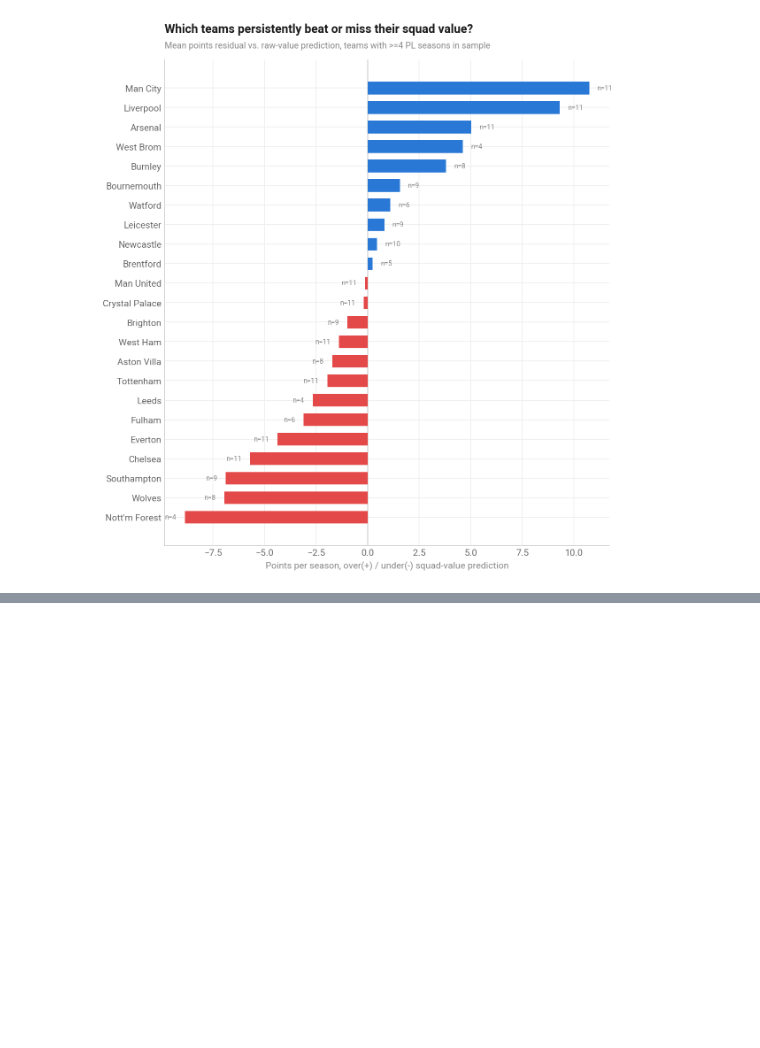
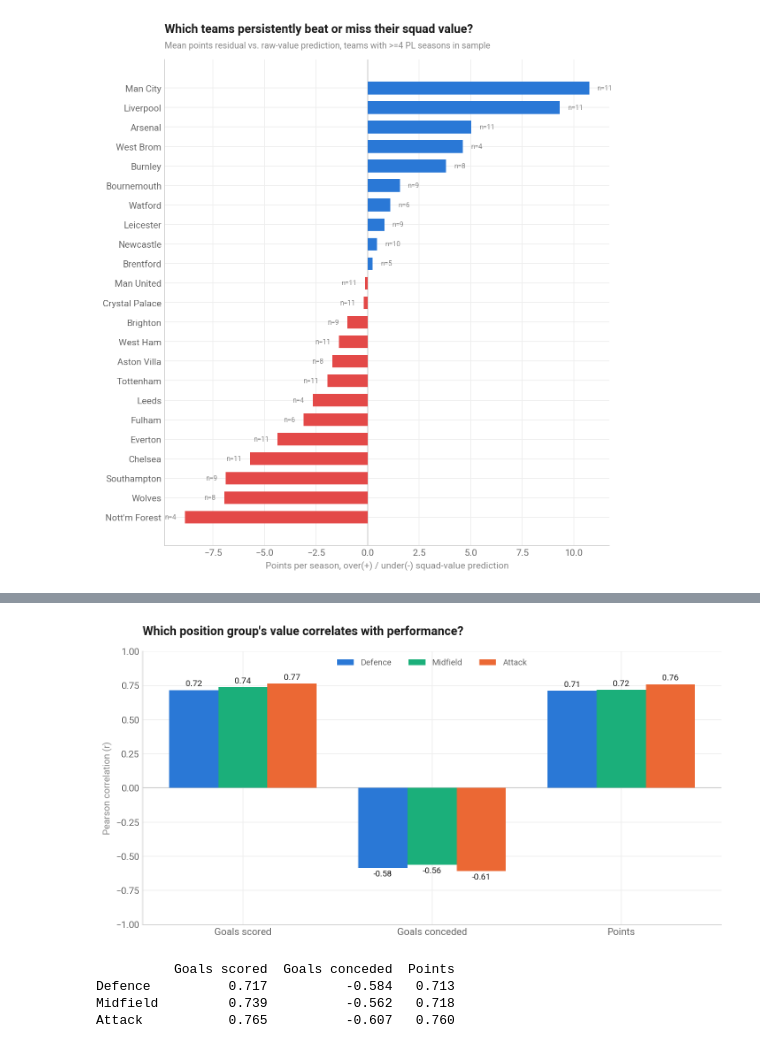
Before and after one commit to louis-porter/algobetting, a Jupyter notebook: algo/models/team_strength/non_penalty_bayes/premier_league/priors/value/value_analysis.ipynb, the cells around one changed output, grey strips where cells are left out. Saved outputs shown, nothing was run; the diff lists cells and outputs as text; code cells hidden in the pictures; blank space fills up the shorter version.

```diff
--- a/algo/models/team_strength/non_penalty_bayes/premier_league/priors/value/value_analysis.ipynb
+++ b/algo/models/team_strength/non_penalty_bayes/premier_league/priors/value/value_analysis.ipynb
@@ -592,0 +657,52 @@ plt.show()
+# %%
+# Grouped bar chart instead of a heatmap: a 3x3 grid of numbers close in
+# magnitude doesn't need a colour-coded matrix to scan -- signed bars show
+# the same r values (correctly preserving the negative sign on goals
+# conceded) in a format that's faster to compare at a glance.
+posgrp_df = panel.dropna(subset=['points', 'value_defence', 'value_midfield', 'value_attack']).copy()
+for col in ['value_defence', 'value_midfield', 'value_attack']:
+    posgrp_df[f'log_{col}'] = np.log(posgrp_df[col])
+
+GROUP_COLS   = ['log_value_defence', 'log_value_midfield', 'log_value_attack']
+GROUP_LABELS = ['Defence', 'Midfield', 'Attack']
+GROUP_COLORS = [C_XG, C_PRED, C_GOALS]
+OUTCOME_COLS   = ['goals_scored', 'goals_conceded', 'points']
+OUTCOME_LABELS = ['Goals scored', 'Goals conceded', 'Points']
+OUTCOMES = list(zip(OUTCOME_COLS, OUTCOME_LABELS))
+
+r_table = pd.DataFrame(index=GROUP_LABELS, columns=OUTCOME_LABELS, dtype=float)
+for group_col, group_label in zip(GROUP_COLS, GROUP_LABELS):
+    for y_col, y_label in OUTCOMES:
+        r_table.loc[group_label, y_label] = np.corrcoef(posgrp_df[group_col], posgrp_df[y_col])[0, 1]
+
+fig, ax = plt.subplots(figsize=(9.5, 5.5))
+x = np.arange(len(OUTCOME_LABELS))
+w = 0.26
+for i, (group_label, color) in enumerate(zip(GROUP_LABELS, GROUP_COLORS)):
+    vals = r_table.loc[group_label].values
+    bars = ax.bar(x + (i - 1) * w, vals, width=w, color=color, label=group_label, zorder=3)
+    for b, v in zip(bars, vals):
+        va = 'bottom' if v >= 0 else 'top'
+        offset = 0.015 if v >= 0 else -0.015
+        ax.text(b.get_x() + b.get_width() / 2, v + offset, f'{v:.2f}', ha='center', va=va, fontsize=9, color=C_INK)
+
+ax.axhline(0, color=C_AXIS, lw=1)
+ax.set_xticks(x)
+ax.set_xticklabels(OUTCOME_LABELS, fontsize=10.5)
+ax.set_ylabel('Pearson correlation (r)', fontsize=10, color=C_MUTED)
+ax.set_ylim(-1, 1)
+_dw_title(ax, 'Which position group\'s value correlates with performance?',
+          y=1.05, dy=0.06)
+ax.legend(fontsize=9, frameon=False, loc='upper center', ncol=3, labelcolor=C_INK2)
+_dw_style(ax, grid_axis='y')
+plt.tight_layout(rect=[0, 0, 1, 0.9])
+plt.savefig(OUT_DIR / 'position_group_value_corr.png', dpi=150, bbox_inches='tight', facecolor='white')
+plt.show()
+
+print(r_table.round(3))
+# %% [output]
+[figure, added]
+          Goals scored  Goals conceded  Points
+Defence          0.717          -0.584   0.713
+Midfield         0.739          -0.562   0.718
+Attack           0.765          -0.607   0.760
```
Also changed, not shown: parts of 8 cells of this notebook, 14 other files.
